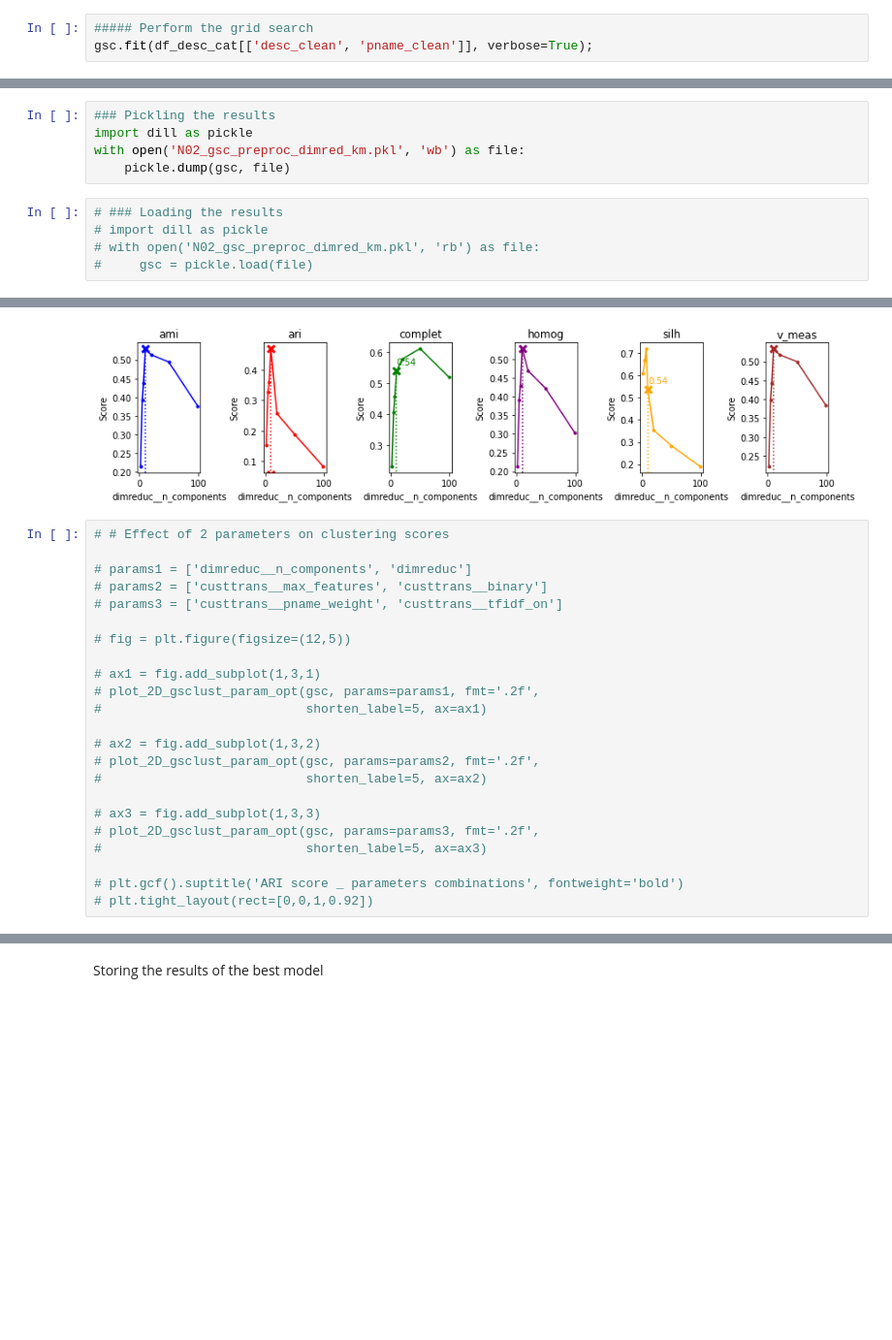
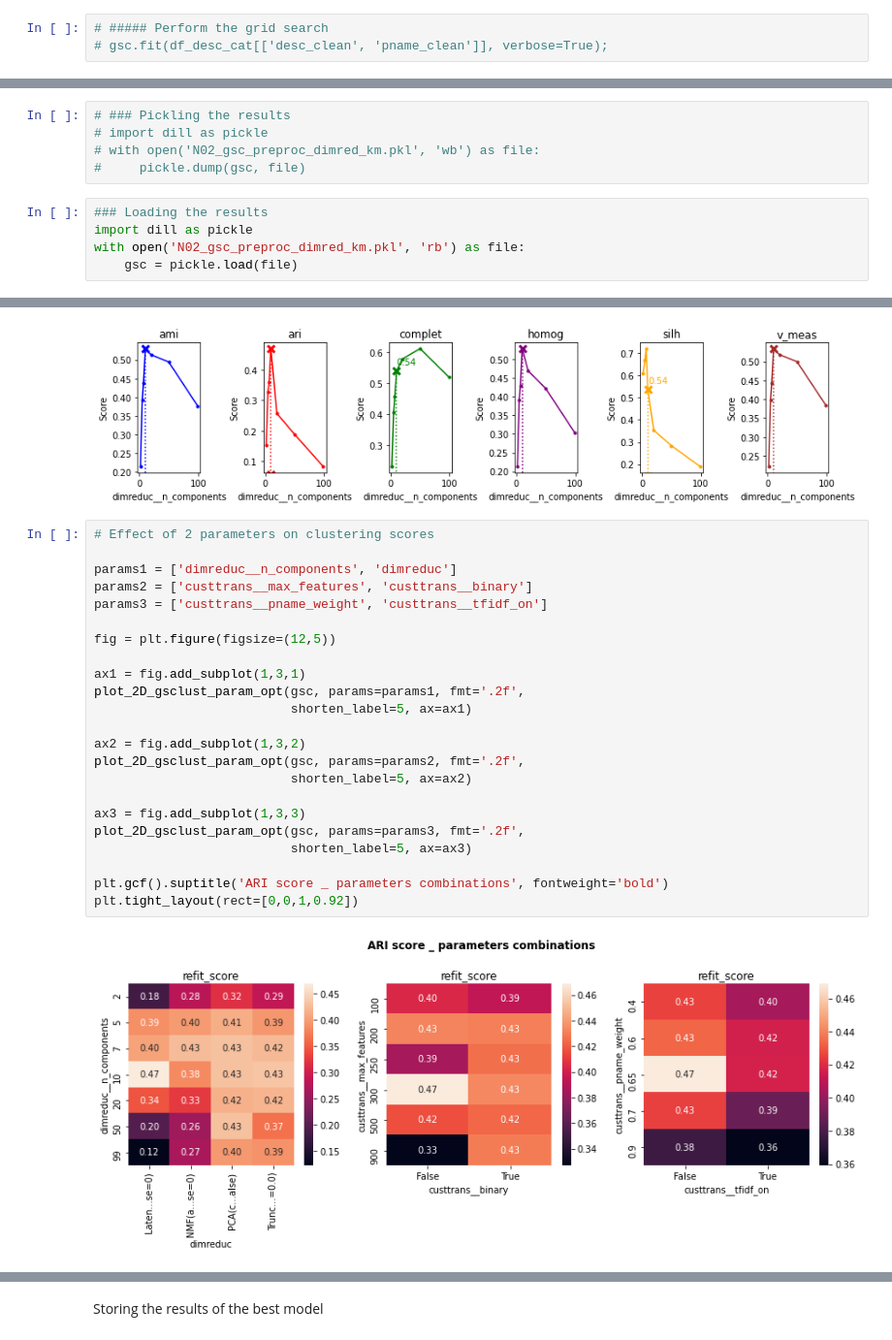
Before and after one commit to SmellyArmure/OC_DS_Project6, a Jupyter notebook: NOTEBOOK/P6_Cleaning_NLP.ipynb, the cells around one changed output, grey strips where cells are left out. Shown at 97% size. Drawn from its saved outputs; the diff is of its cells as text; blank space fills up the shorter version.

```diff
--- a/NOTEBOOK/P6_Cleaning_NLP.ipynb
+++ b/NOTEBOOK/P6_Cleaning_NLP.ipynb
@@ -616,5 +629,5 @@ gsc = GridSearchClust(estimator=pipe,
                       refit='ari',
                       greater_is_better=True) # for the refit_score
 # %%
-##### Perform the grid search
-gsc.fit(df_desc_cat[['desc_clean', 'pname_clean']], verbose=True);
+# ##### Perform the grid search
+# gsc.fit(df_desc_cat[['desc_clean', 'pname_clean']], verbose=True);
@@ -623,11 +634,11 @@ gsc.fit(df_desc_cat[['desc_clean', 'pname_clean']], verbose=True);
 # %%
-### Pickling the results
-import dill as pickle
-with open('N02_gsc_preproc_dimred_km.pkl', 'wb') as file:
-    pickle.dump(gsc, file)
+# ### Pickling the results
+# import dill as pickle
+# with open('N02_gsc_preproc_dimred_km.pkl', 'wb') as file:
+#     pickle.dump(gsc, file)
 # %%
-# ### Loading the results
-# import dill as pickle
-# with open('N02_gsc_preproc_dimred_km.pkl', 'rb') as file:
-#     gsc = pickle.load(file)
+### Loading the results
+import dill as pickle
+with open('N02_gsc_preproc_dimred_km.pkl', 'rb') as file:
+    gsc = pickle.load(file)
 # %%
@@ -690,26 +700,28 @@ plot_gsc_multi_scores(gsc=gsc, param='dimreduc__n_components', title=None,
 [figure]
 [figure]
 # %%
-# # Effect of 2 parameters on clustering scores
+# Effect of 2 parameters on clustering scores
 
-# params1 = ['dimreduc__n_components', 'dimreduc']
-# params2 = ['custtrans__max_features', 'custtrans__binary']
-# params3 = ['custtrans__pname_weight', 'custtrans__tfidf_on']
+params1 = ['dimreduc__n_components', 'dimreduc']
+params2 = ['custtrans__max_features', 'custtrans__binary']
+params3 = ['custtrans__pname_weight', 'custtrans__tfidf_on']
 
-# fig = plt.figure(figsize=(12,5))
+fig = plt.figure(figsize=(12,5))
 
-# ax1 = fig.add_subplot(1,3,1)
-# plot_2D_gsclust_param_opt(gsc, params=params1, fmt='.2f',
-#                           shorten_label=5, ax=ax1)
+ax1 = fig.add_subplot(1,3,1)
+plot_2D_gsclust_param_opt(gsc, params=params1, fmt='.2f',
+                          shorten_label=5, ax=ax1)
 
-# ax2 = fig.add_subplot(1,3,2)
-# plot_2D_gsclust_param_opt(gsc, params=params2, fmt='.2f',
-#                           shorten_label=5, ax=ax2)
+ax2 = fig.add_subplot(1,3,2)
+plot_2D_gsclust_param_opt(gsc, params=params2, fmt='.2f',
+                          shorten_label=5, ax=ax2)
 
-# ax3 = fig.add_subplot(1,3,3)
-# plot_2D_gsclust_param_opt(gsc, params=params3, fmt='.2f',
-#                           shorten_label=5, ax=ax3)
+ax3 = fig.add_subplot(1,3,3)
+plot_2D_gsclust_param_opt(gsc, params=params3, fmt='.2f',
+                          shorten_label=5, ax=ax3)
 
-# plt.gcf().suptitle('ARI score _ parameters combinations', fontweight='bold')
-# plt.tight_layout(rect=[0,0,1,0.92])
+plt.gcf().suptitle('ARI score _ parameters combinations', fontweight='bold')
+plt.tight_layout(rect=[0,0,1,0.92])
+# %% [output]
+[figure, added]
 # %%
```
Also changed, not shown: parts of 82 cells of this notebook, 5 other files.
